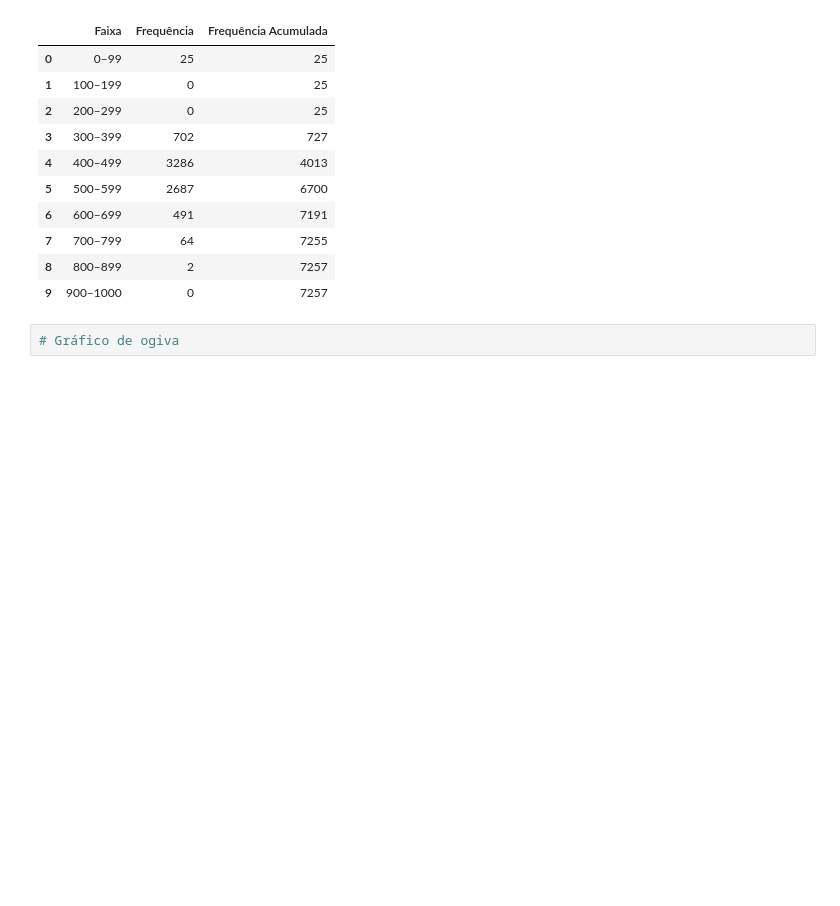
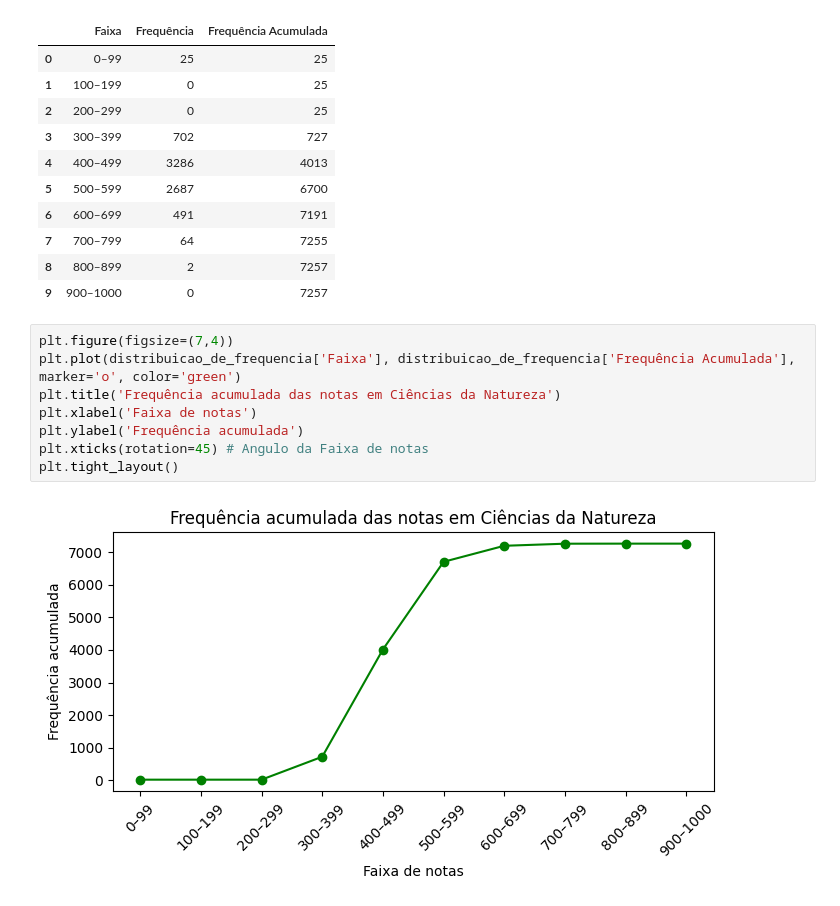
Before and after one commit to An4PDM/Data-Analysis-of-ENEM, a Jupyter notebook: notebooks/class_distribution.ipynb, the cells around one changed output. Saved outputs shown, nothing was run; the diff lists cells and outputs as text; blank space fills up the shorter version.

```diff
--- a/notebooks/class_distribution.ipynb
+++ b/notebooks/class_distribution.ipynb
@@ -60,4 +61,12 @@ distribuicao_de_frequencia
 | 8 | 800–899 | 2 | 7257 |
 | 9 | 900–1000 | 0 | 7257 |
 # %%
-# Gráfico de ogiva
+plt.figure(figsize=(7,4))
+plt.plot(distribuicao_de_frequencia['Faixa'], distribuicao_de_frequencia['Frequência Acumulada'], marker='o', color='green')
+plt.title('Frequência acumulada das notas em Ciências da Natureza')
+plt.xlabel('Faixa de notas')
+plt.ylabel('Frequência acumulada')
+plt.xticks(rotation=45) # Angulo da Faixa de notas
+plt.tight_layout()
+# %% [output]
+[figure, added]
```
Also changed, not shown: parts of 8 cells of this notebook.
